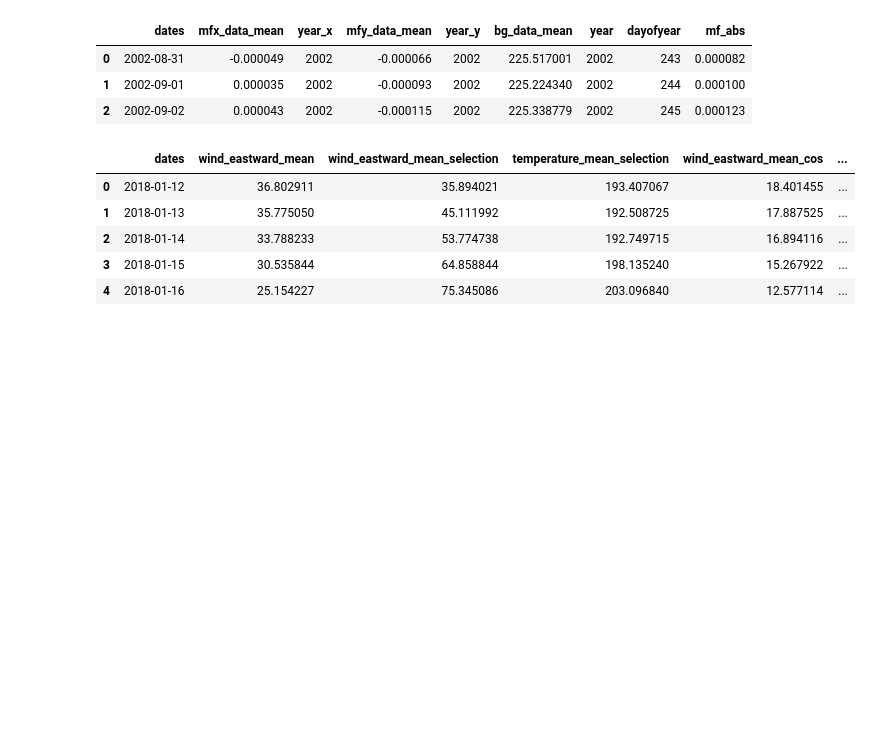
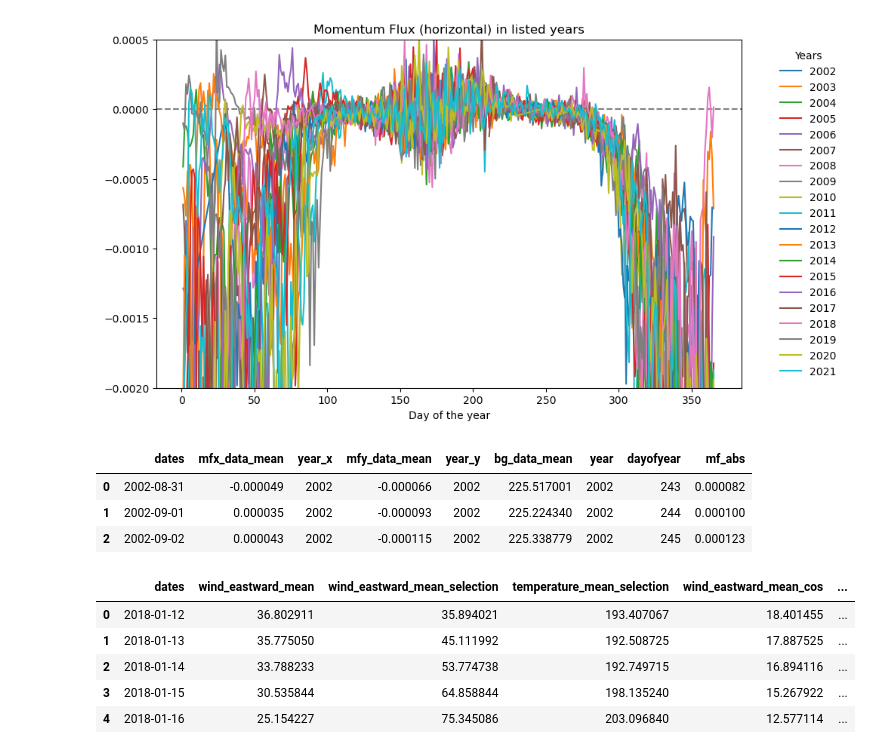
Before and after one commit to jonyjesus18/final-year-proj, a Jupyter notebook: gw_analysis_airs_data.ipynb, the cells around one changed output. Cells and saved outputs as stored; diff of their text form; code cells hidden in the pictures; blank space fills up the shorter version.

```diff
--- a/gw_analysis_airs_data.ipynb
+++ b/gw_analysis_airs_data.ipynb
@@ -88,6 +88,33 @@ for year, df in df_all.groupby('year'):
 
     # Show the plot for each year
 fig.show()
+# %%
+import matplotlib.pyplot as plt
+
+df_all = df_merged
+
+# create a new figure with a larger size
+fig = plt.figure(figsize=(10, 6))
+
+# create a dashed line at y=0
+plt.axhline(y=0, color='gray', linestyle='--')
+
+for year, df in df_all.groupby('year'):
+    plt.plot(df['dayofyear'], df['mfx_data_mean'], label=f'{year}')
+
+# set layout for the entire plot
+plt.ylim(-0.002, 0.0005)
+plt.xlabel('Day of the year')
+plt.title(f'Momentum Flux (horizontal) in listed years')
+plt.legend(loc='center left', bbox_to_anchor=(1.05, 0.5), title='Years', ncol=1, frameon=False)
+
+# add all labels vertically to the right
+
+
+# show the entire plot
+plt.show()
+# %% [output]
+[figure, added]
 # %%
 df_all.head(3)
 # %% [output]
```
Also changed, not shown: parts of 2 cells of this notebook, 9 other files.
